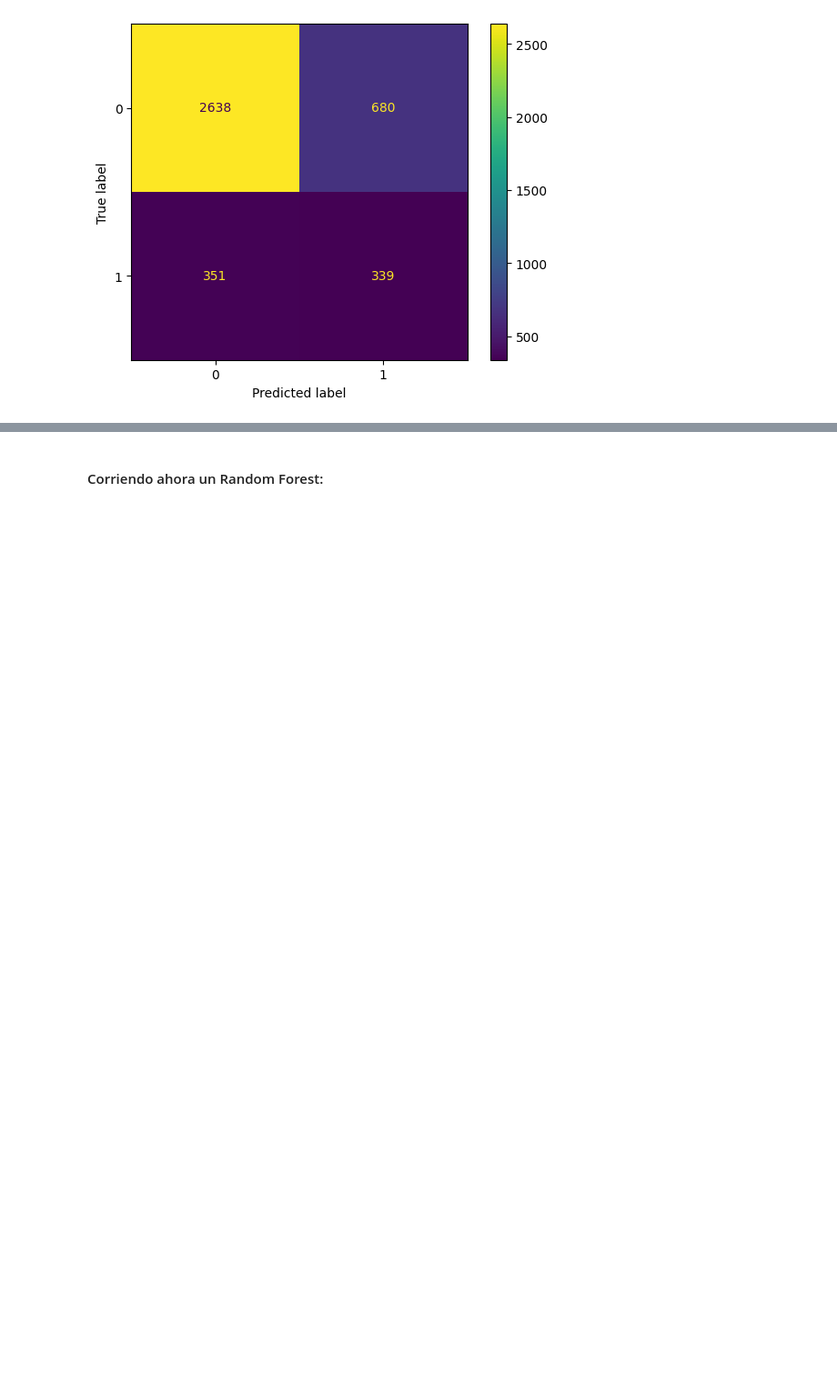
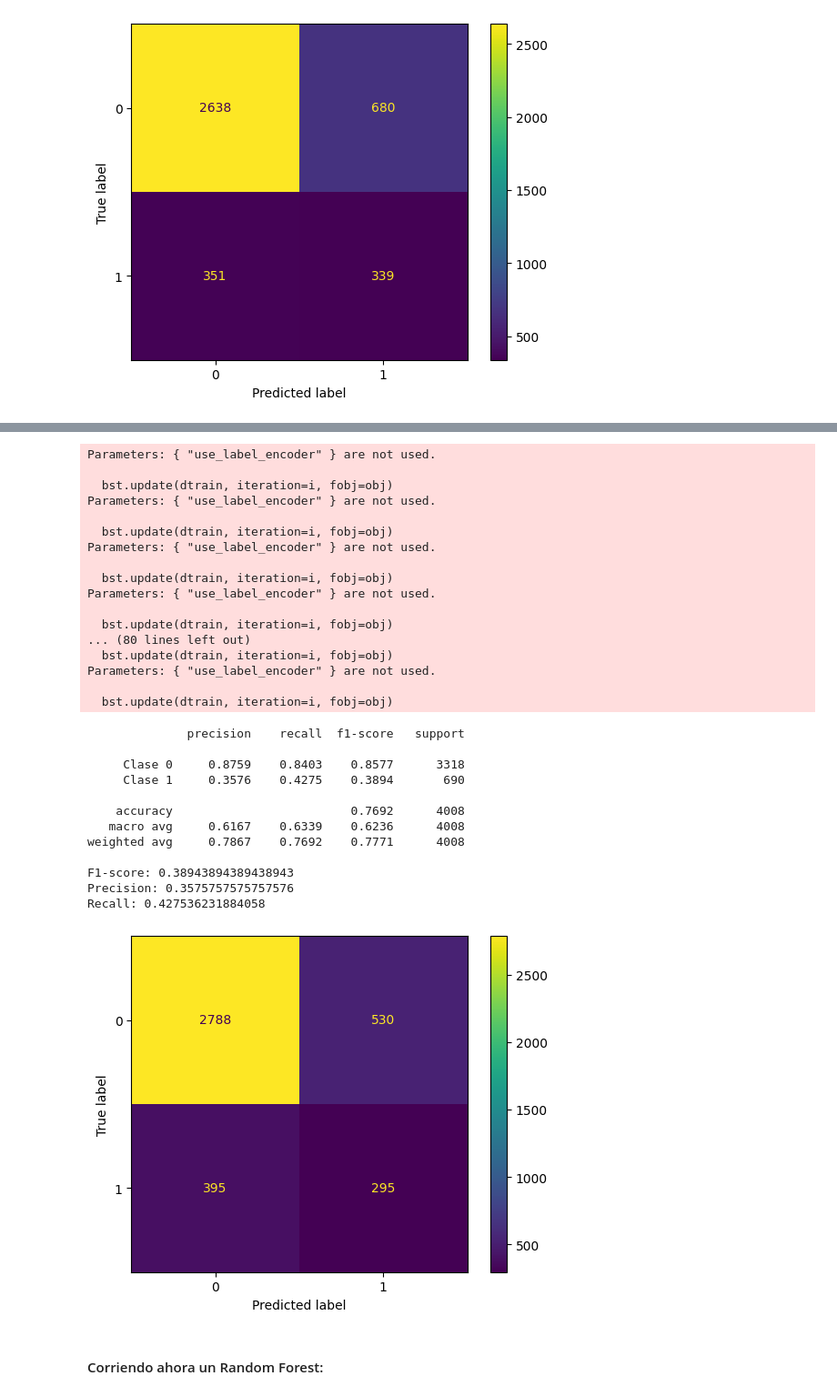
Before and after one commit to sergiocuadrosq/tesis_cyv, a Jupyter notebook: scripts/02a_final_data_prep_and_modelling.ipynb, the cells around one changed output, grey strips where cells are left out. Shown at 91% size. Saved outputs shown, nothing was run; the diff lists cells and outputs as text; code cells hidden in the pictures; blank space fills up the shorter version.

```diff
--- a/scripts/02a_final_data_prep_and_modelling.ipynb
+++ b/scripts/02a_final_data_prep_and_modelling.ipynb
@@ -285,37 +285,54 @@ X_train, X_test, y_train, y_test = train_test_split(
 # Paso 3: Rebalanceo con SMOTE
 from imblearn.over_sampling import SMOTE
 
+# Conteo de clases antes de SMOTE
+print("Distribución de clases antes de SMOTE:")
+print(y_train.value_counts())
+
+# Aplicar SMOTE
 smote = SMOTE(random_state=42)
 X_train_res, y_train_res = smote.fit_resample(X_train, y_train)
 
-# Paso 4: Ajuste de hiperparámetros con GridSearchCV
-from sklearn.model_selection import GridSearchCV
+# Conteo de clases después de SMOTE
+print("Distribución de clases después de SMOTE:")
+print(y_train_res.value_counts())
+
+# Paso 4: Calcular scale_pos_weight
+scale_pos_weight = (y_train == 0).sum() / (y_train == 1).sum()
+print("Valor de scale_pos_weight:", scale_pos_weight)
+
+# Paso 5: Ajuste de hiperparámetros con RandomizedSearchCV (en lugar de GridSearchCV)
+from sklearn.model_selection import RandomizedSearchCV
 from xgboost import XGBClassifier
+import numpy as np
 
-# Definir el modelo base
-model = XGBClassifier(use_label_encoder=False, eval_metric='logloss', random_state=42)
+# Definir el modelo base con scale_pos_weight
+model = XGBClassifier(use_label_encoder=False, eval_metric='logloss', random_state=42, scale_pos_weight=scale_pos_weight)
 
-# Definir los parámetros para GridSearch
-param_grid = {
-    'learning_rate': [0.01, 0.05, 0.1, 0.2],
-    'max_depth': [3, 5, 7],
+# Definir los parámetros para RandomizedSearch
+param_dist = {
+    'learning_rate': np.linspace(0.01, 0.2, 5),
+    'max_depth': [3, 5, 7, 9],
     'min_child_weight': [1, 3, 5],
     'subsample': [0.7, 0.8, 0.9],
     'colsample_bytree': [0.7, 0.8, 0.9],
-    'n_estimators': [100, 200],
+    'n_estimators': [100, 200, 300],
     'gamma': [0, 0.1, 0.2]
 }
 
-grid_search = GridSearchCV(estimator=model, param_grid=param_grid, scoring='f1', cv=3, verbose=1, n_jobs=-1)
-grid_search.fit(X_train_res, y_train_res)
+# RandomizedSearchCV para ajuste de hiperparámetros
+random_search = RandomizedSearchCV(estimator=model, param_distributions=param_dist,
+                                   n_iter=10, scoring='f1', cv=3, verbose=1, random_state=42)
+
+random_search.fit(X_train_res, y_train_res)
 
 # Mejor modelo con los mejores parámetros
-best_model = grid_search.best_estimator_
+best_model = random_search.best_estimator_
 
-# Paso 5: Entrenamiento con el mejor modelo
+# Paso 6: Entrenamiento con el mejor modelo
 best_model.fit(X_train_res, y_train_res)
 
-# Paso 6: Predicción y evaluación
+# Paso 7: Predicción y evaluación
 from sklearn.metrics import confusion_matrix, ConfusionMatrixDisplay, classification_report
 
 y_pred = best_model.predict(X_test)
@@ -340,3 +368,33 @@ ModuleNotFoundError: No module named '_posixsubprocess'
+Parameters: { "use_label_encoder" } are not used.
+
+  bst.update(dtrain, iteration=i, fobj=obj)
+Parameters: { "use_label_encoder" } are not used.
+
+  bst.update(dtrain, iteration=i, fobj=obj)
+Parameters: { "use_label_encoder" } are not used.
+
+  bst.update(dtrain, iteration=i, fobj=obj)
+Parameters: { "use_label_encoder" } are not used.
+
+  bst.update(dtrain, iteration=i, fobj=obj)
+... (80 lines left out)
+  bst.update(dtrain, iteration=i, fobj=obj)
+Parameters: { "use_label_encoder" } are not used.
+
+  bst.update(dtrain, iteration=i, fobj=obj)
+              precision    recall  f1-score   support
+
+     Clase 0     0.8759    0.8403    0.8577      3318
+     Clase 1     0.3576    0.4275    0.3894       690
+
+    accuracy                         0.7692      4008
+   macro avg     0.6167    0.6339    0.6236      4008
+weighted avg     0.7867    0.7692    0.7771      4008
+
+F1-score: 0.38943894389438943
+Precision: 0.3575757575757576
+Recall: 0.427536231884058
+[figure, added]
 # %% [markdown]
 #### Corriendo ahora un Random Forest:
 # %%
```
Also changed, not shown: parts of 1 cell of this notebook.
